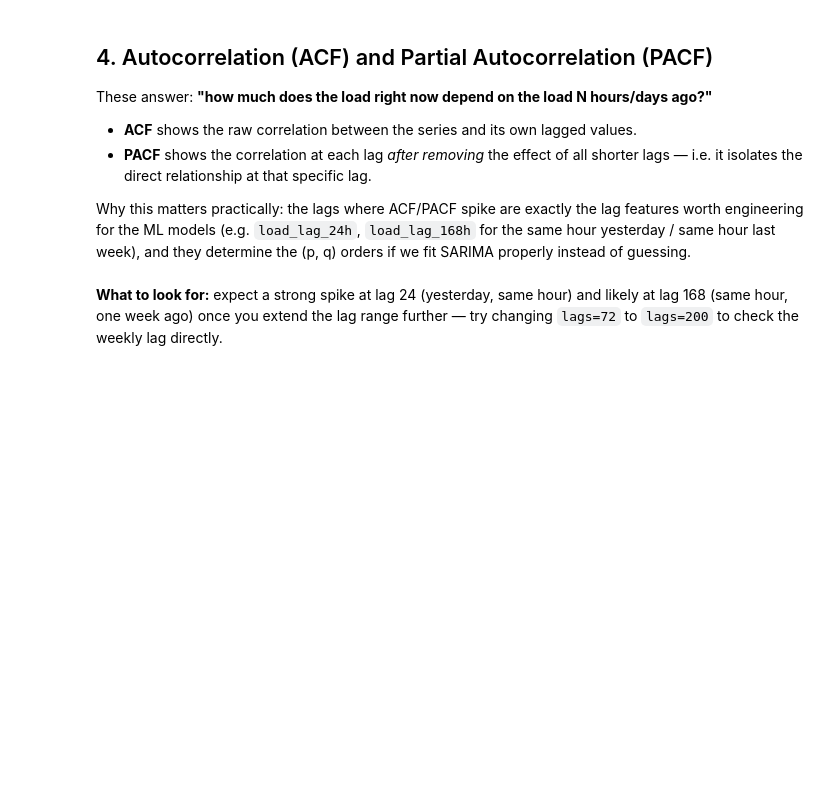
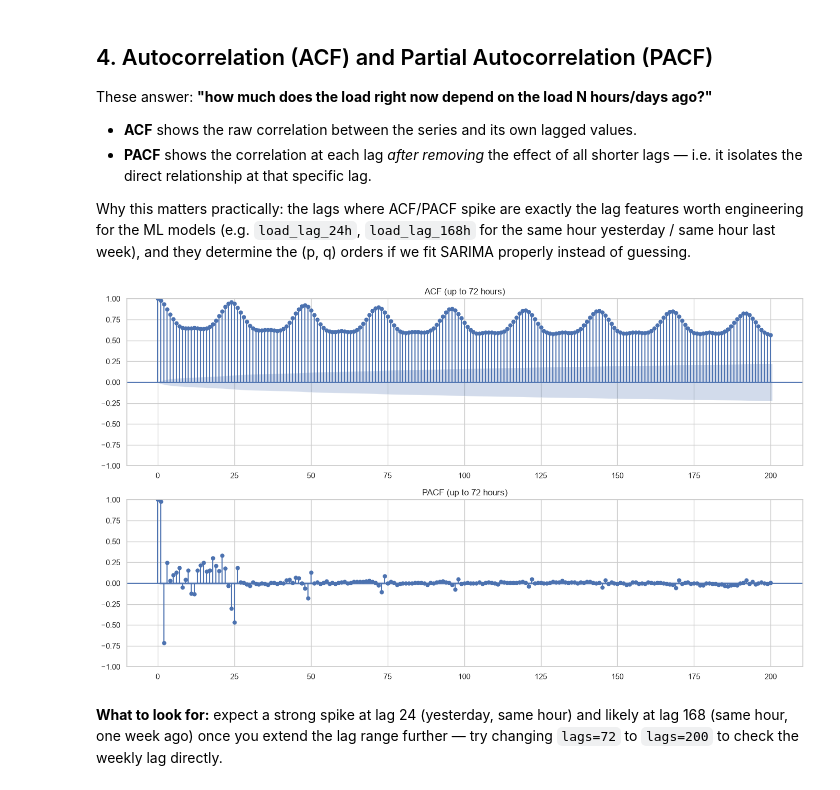
Before and after one commit to sarah2775/grid-load-forecast, a Jupyter notebook: notebooks/01_eda.ipynb, the cells around one changed output. Saved outputs shown, nothing was run; the diff lists cells and outputs as text; code cells hidden in the pictures; blank space fills up the shorter version.

```diff
--- a/notebooks/01_eda.ipynb
+++ b/notebooks/01_eda.ipynb
@@ -160,12 +166,14 @@ hour yesterday / same hour last week), and they determine the (p, q) orders if w
 SARIMA properly instead of guessing.
 # %%
 fig, axes = plt.subplots(2, 1, figsize=(14, 8))
-plot_acf(df["load_MW"].dropna(), lags=72, ax=axes[0])
+plot_acf(df["load_MW"].dropna(), lags=200, ax=axes[0])
 axes[0].set_title("ACF (up to 72 hours)")
-plot_pacf(df["load_MW"].dropna(), lags=72, ax=axes[1], method="ywm")
+plot_pacf(df["load_MW"].dropna(), lags=200, ax=axes[1], method="ywm")
 axes[1].set_title("PACF (up to 72 hours)")
 plt.tight_layout()
 plt.show()
+# %% [output]
+[figure, added]
 # %% [markdown]
 **What to look for:** expect a strong spike at lag 24 (yesterday, same hour) and
 likely at lag 168 (same hour, one week ago) once you extend the lag range further — try
```
Also changed, not shown: parts of 10 cells of this notebook, 5 other files.
